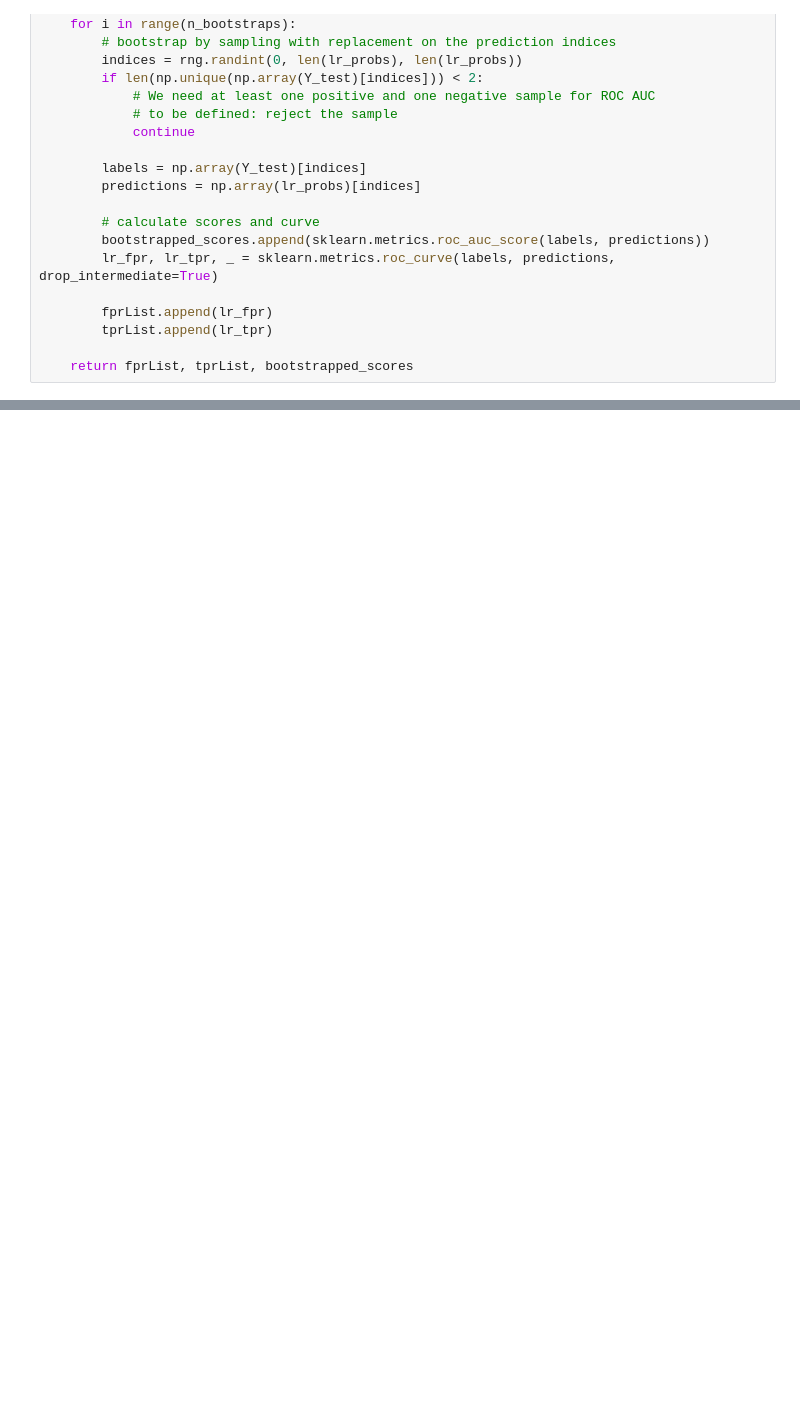
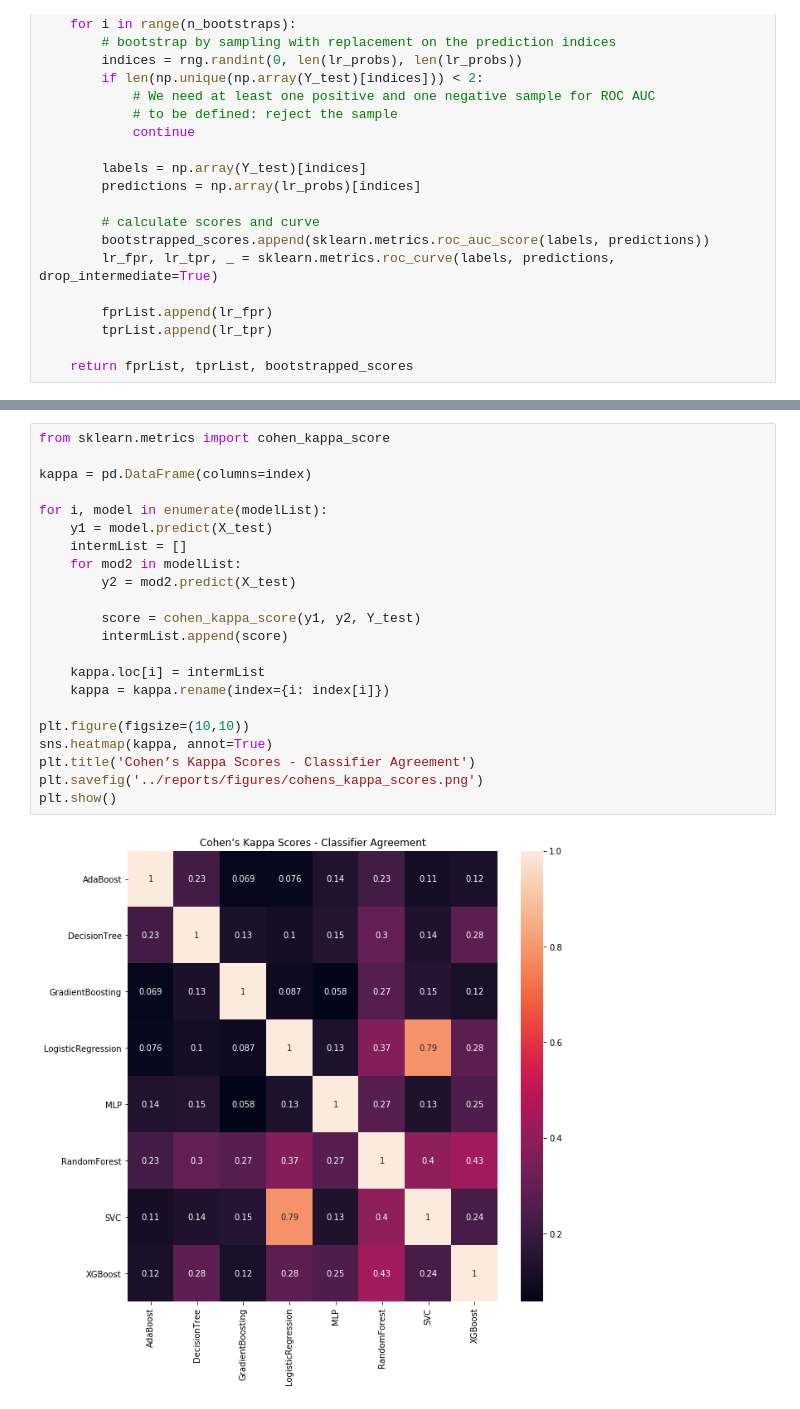
Before and after one commit to btcrabb/NSQIP_ML, a Jupyter notebook: notebooks/2.6-BTC-roc_auc_curves.ipynb, the cells around one changed output, grey strips where cells are left out. Cells and saved outputs as stored; diff of their text form; blank space fills up the shorter version.

```diff
--- a/notebooks/2.6-BTC-roc_auc_curves.ipynb
+++ b/notebooks/2.6-BTC-roc_auc_curves.ipynb
@@ -206,0 +444,24 @@ NPV: 0.9227467811158798
+# %%
+from sklearn.metrics import cohen_kappa_score
+
+kappa = pd.DataFrame(columns=index)
+
+for i, model in enumerate(modelList):
+    y1 = model.predict(X_test)
+    intermList = []
+    for mod2 in modelList:
+        y2 = mod2.predict(X_test)
+
+        score = cohen_kappa_score(y1, y2, Y_test)
+        intermList.append(score)
+
+    kappa.loc[i] = intermList
+    kappa = kappa.rename(index={i: index[i]})
+
+plt.figure(figsize=(10,10))
+sns.heatmap(kappa, annot=True)
+plt.title('Cohen’s Kappa Scores - Classifier Agreement')
+plt.savefig('../reports/figures/cohens_kappa_scores.png')
+plt.show()
+# %% [output]
+[figure, added]
```
Also changed, not shown: parts of 13 cells of this notebook, 19 other files.
